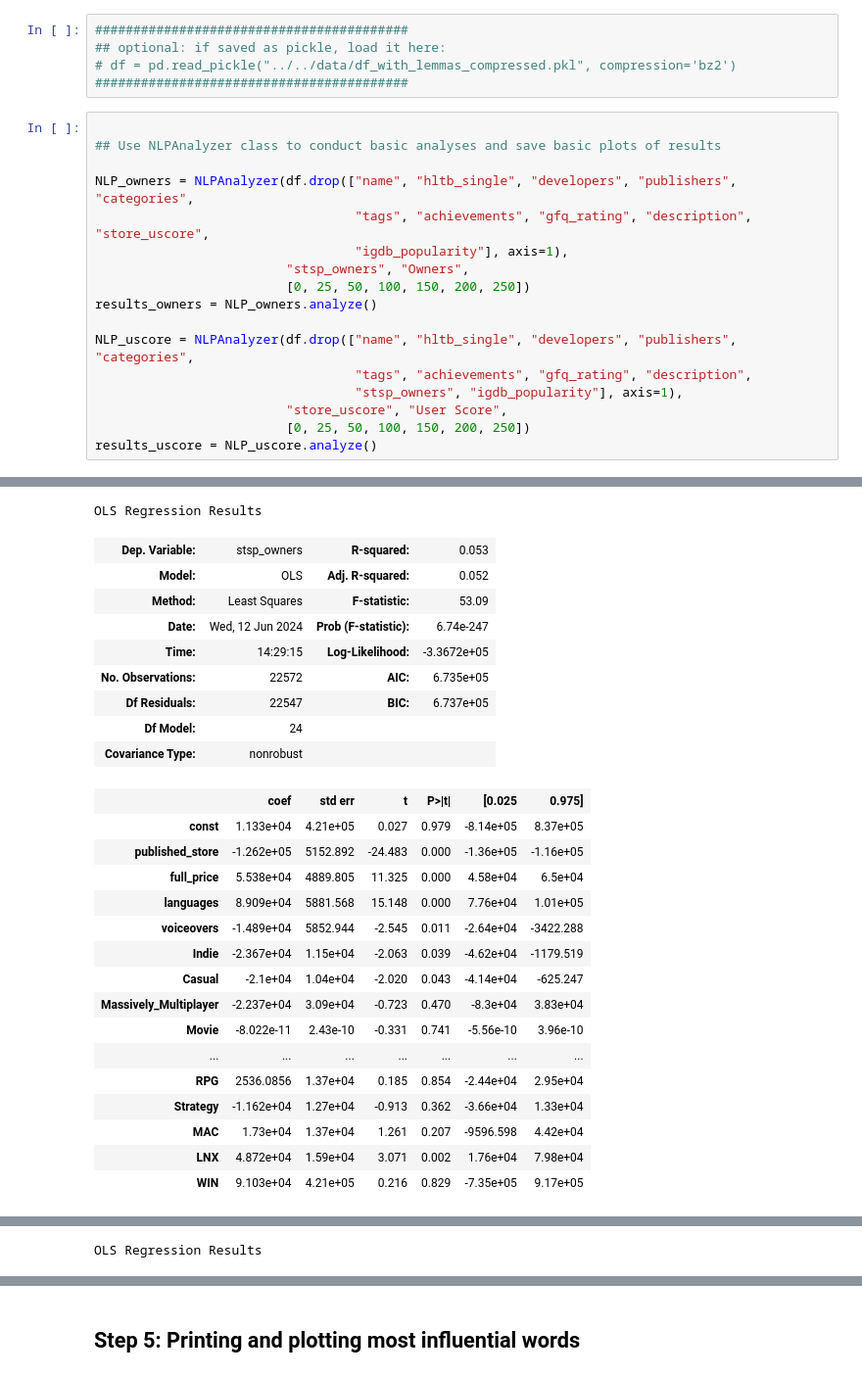
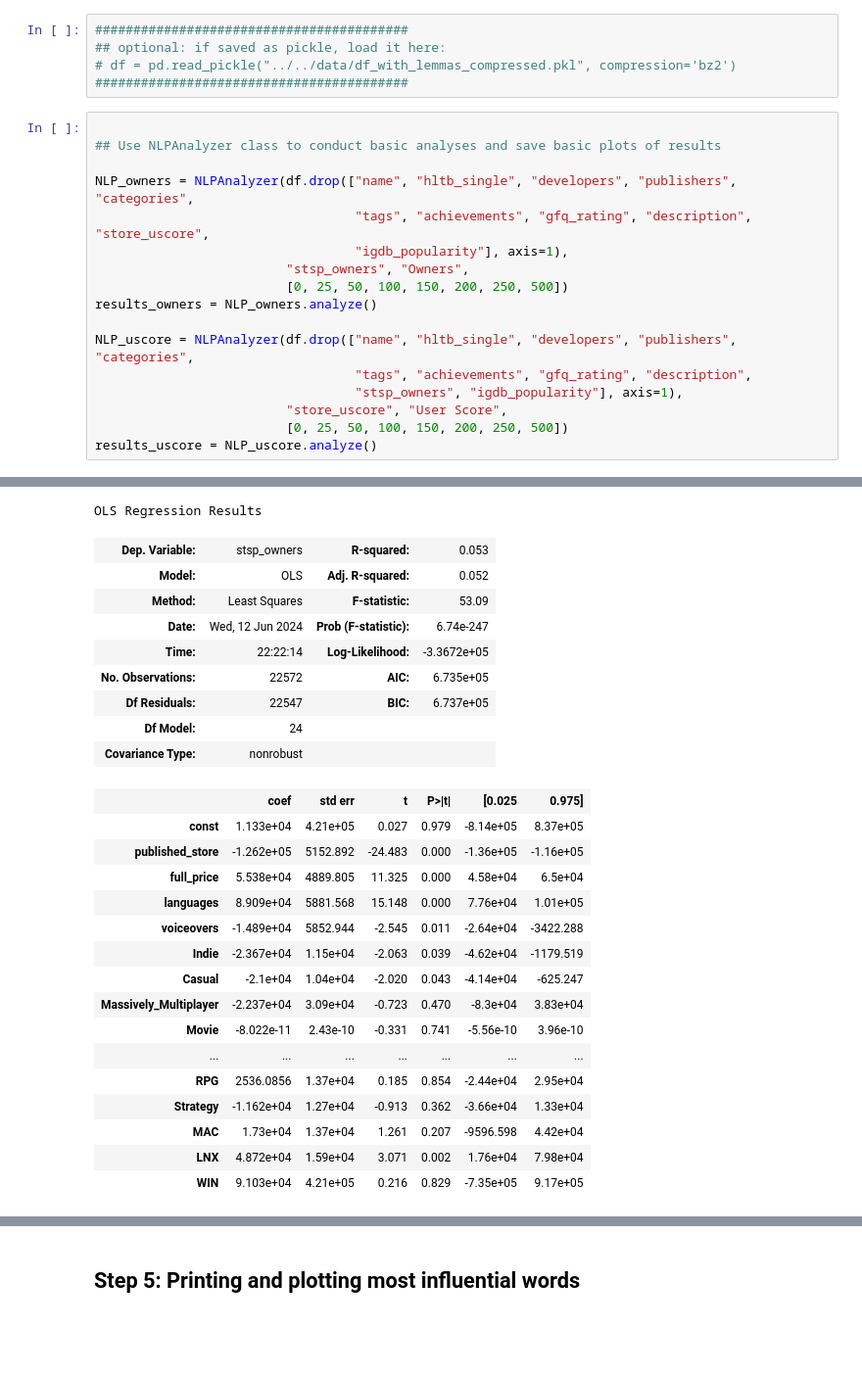
Before and after one commit to tgrauenhorst/Predicting_Video_Game_Success, a Jupyter notebook: notebooks/analyses/analyses_nlp_comparison.ipynb, the cells around one changed output, grey strips where cells are left out. Shown at 98% size. Saved outputs shown, nothing was run; the diff lists cells and outputs as text; blank space fills up the shorter version.

```diff
--- a/notebooks/analyses/analyses_nlp_comparison.ipynb
+++ b/notebooks/analyses/analyses_nlp_comparison.ipynb
@@ -680,14 +737,14 @@ NLP_owners = NLPAnalyzer(df.drop(["name", "hltb_single", "developers", "publishe
                                   "tags", "achievements", "gfq_rating", "description", "store_uscore",
                                   "igdb_popularity"], axis=1),
                          "stsp_owners", "Owners",
-                         [0, 25, 50, 100, 150, 200, 250])
+                         [0, 25, 50, 100, 150, 200, 250, 500])
 results_owners = NLP_owners.analyze()
 
 NLP_uscore = NLPAnalyzer(df.drop(["name", "hltb_single", "developers", "publishers", "categories",
                                   "tags", "achievements", "gfq_rating", "description",
                                   "stsp_owners", "igdb_popularity"], axis=1),
                          "store_uscore", "User Score",
-                         [0, 25, 50, 100, 150, 200, 250])
+                         [0, 25, 50, 100, 150, 200, 250, 500])
 results_uscore = NLP_uscore.analyze()
 # %% [output]
 **************************************************
@@ -699,12 +757,12 @@ results_uscore = NLP_uscore.analyze()
 **************************************************
  NLP: 0 words - Vectorization done
  **************************************************
 OLS Regression Results
 | Dep. Variable: | stsp_owners | R-squared: | 0.053 |
 | Model: | OLS | Adj. R-squared: | 0.052 |
 | Method: | Least Squares | F-statistic: | 53.09 |
 | Date: | Wed, 12 Jun 2024 | Prob (F-statistic): | 6.74e-247 |
-| Time: | 14:29:15 | Log-Likelihood: | -3.3672e+05 |
+| Time: | 22:22:14 | Log-Likelihood: | -3.3672e+05 |
 | No. Observations: | 22572 | AIC: | 6.735e+05 |
 | Df Residuals: | 22547 | BIC: | 6.737e+05 |
 | Df Model: | 24 |  |  |
@@ -753 +810,0 @@ strong multicollinearity problems or that the design matrix is singular.
-OLS Regression Results
```
Also changed, not shown: parts of 5 cells of this notebook.
